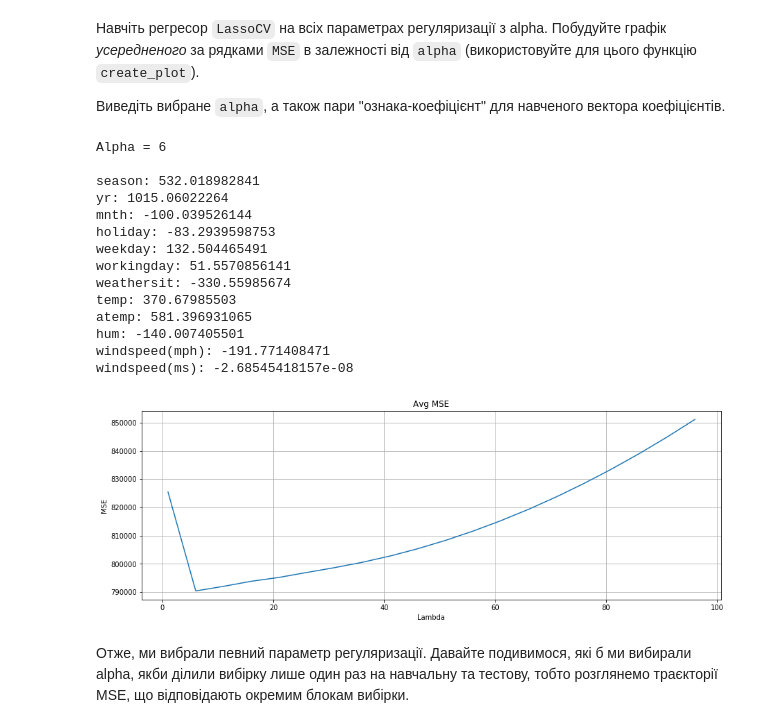
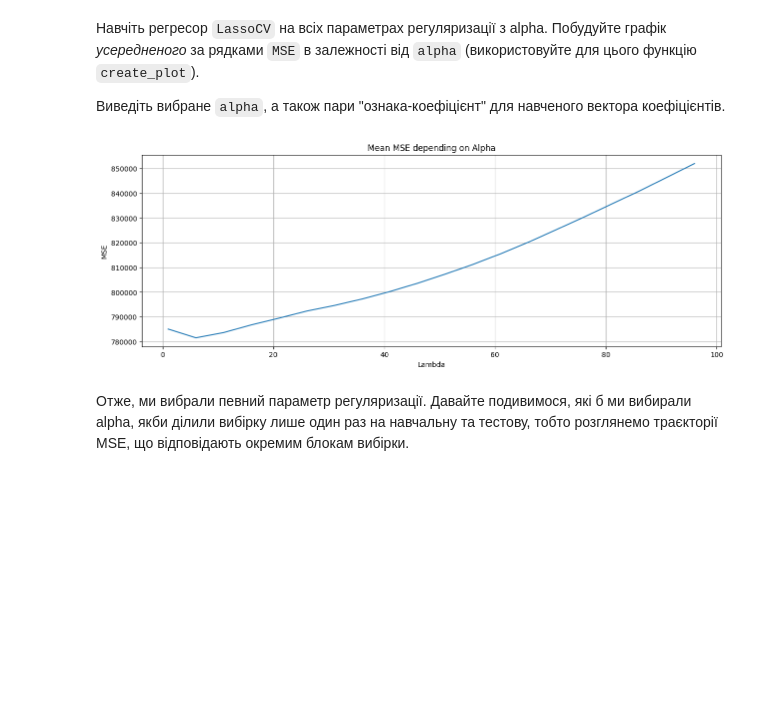
Before and after one commit to m-rznv/python_ds, a Jupyter notebook: Hw4.ipynb, the cells around one changed output. Cells and saved outputs as stored; diff of their text form; code cells hidden in the pictures; blank space fills up the shorter version.

```diff
--- a/Hw4.ipynb
+++ b/Hw4.ipynb
@@ -202,6 +202,14 @@ from sklearn.linear_model import LinearRegression
 # %%
 regressor = LinearRegression()
 regressor.fit(X, y)
+data = []
+index = []
 for feature, weight in zip(df.columns, regressor.coef_):
-    print(f'Ознака: {feature}, вага: {weight}')
+    index.append(feature + '_linearReg')
+    data.append(weight)
+df_linear_res = pd.Series(
+    data=data,
+    index=index
+)
+df_linear_res
 # %% [output]
@@ -238,6 +247,14 @@ from sklearn.linear_model import Lasso
 
 lasso_regressor = Lasso()
 lasso_regressor.fit(X, y)
-for feature, weight in zip(df.columns, lasso_regressor.coef_):
-    print(f'Ознака: {feature}, вага: {weight}')
+data = []
+index = []
+for feature, weight in zip(df.columns, regressor.coef_):
+    index.append(feature + '_L1')
+    data.append(weight)
+df_lasso = pd.Series(
+    data=data,
+    index=index
+)
+df_lasso
 # %% [output]
@@ -260,6 +278,14 @@ from sklearn.linear_model import Ridge
 
 ridge_regressor = Ridge()
 ridge_regressor.fit(X, y)
-for feature, weight in zip(df.columns, lasso_regressor.coef_):
-    print(f'Ознака: {feature}, вага: {weight}')
+data = []
+index = []
+for feature, weight in zip(df.columns, regressor.coef_):
+    index.append(feature + '_L2')
+    data.append(weight)
+df_ridge = pd.Series(
+    data=data,
+    index=index
+)
+df_ridge
 # %% [output]
@@ -363,8 +393,8 @@ def create_plot(data, title, xlabel, ylabel, figsize=None):
     size = figsize or (15, 5)
     plt.figure(figsize=size)
 
-    x = map(lambda e: e[0], data)
-    y = map(lambda e: e[1], data)
+    x = data.alphas_
+    y = [el.mean() for el in data.mse_path_]
     plt.plot(x, y)
 
     plt.title(title)
@@ -376,25 +406,14 @@ def create_plot(data, title, xlabel, ylabel, figsize=None):
 # %%
 from sklearn.linear_model import LassoCV
 
 alphas = np.arange(1, 100, 5)
 
-regressor = # Put your code here
+regressor = LassoCV(alphas=alphas, cv=3)
+regressor.fit(X, y)
+regressor.score(X, y)
+create_plot(regressor, 'Mean MSE depending on Alpha', 'Lambda', 'MSE')
 # %% [output]
-Alpha = 6
-
-season: 532.018982841
-yr: 1015.06022264
-mnth: -100.039526144
-holiday: -83.2939598753
-weekday: 132.504465491
-workingday: 51.5570856141
-weathersit: -330.55985674
-temp: 370.67985503
-atemp: 581.396931065
-hum: -140.007405501
-windspeed(mph): -191.771408471
-windspeed(ms): -2.68545418157e-08
-[figure, old version]
+[figure, new version]
 # %% [markdown]
 Отже, ми вибрали певний параметр регуляризації. Давайте подивимося, які б ми вибирали alpha, якби ділили вибірку лише один раз на навчальну та тестову, тобто розглянемо траєкторії MSE, що відповідають окремим блокам вибірки.
 # %% [markdown]
```
Also changed, not shown: parts of 19 cells of this notebook.
